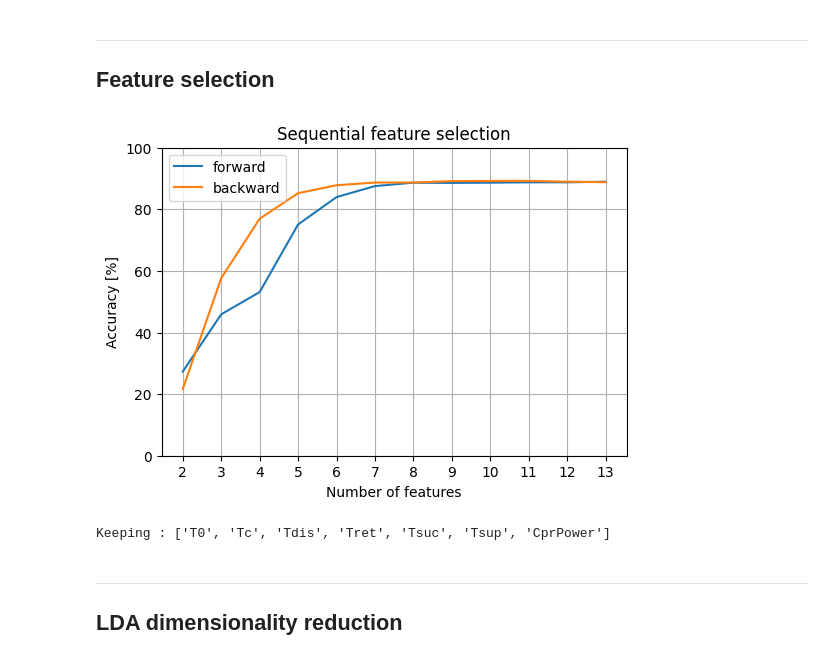
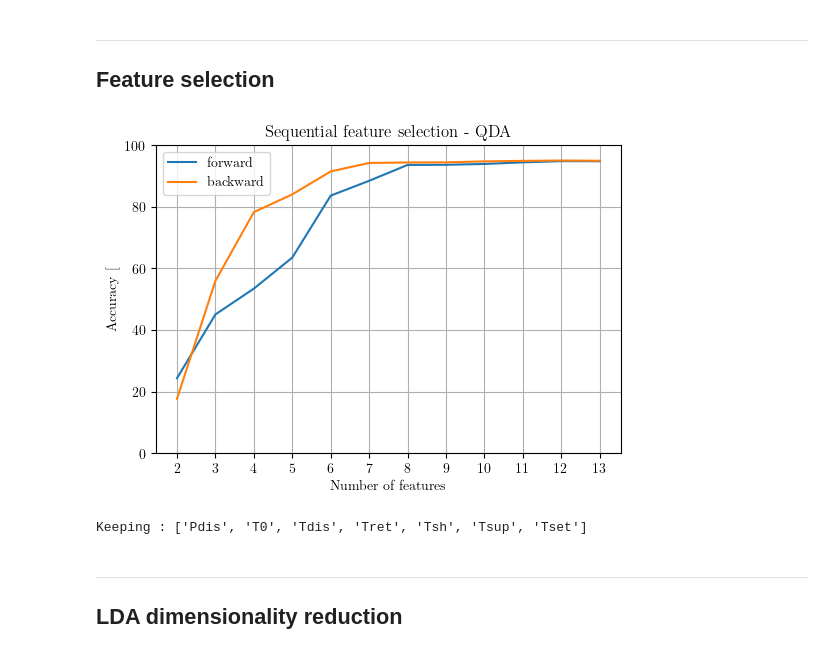
Before and after one commit to peterkrull/p7-ml-refrigeration-fault-detection, a Jupyter notebook: Python/classification_megascript.ipynb, the cells around one changed output. Saved outputs shown, nothing was run; the diff lists cells and outputs as text; code cells hidden in the pictures.

```diff
--- a/Python/classification_megascript.ipynb
+++ b/Python/classification_megascript.ipynb
@@ -21,8 +17,8 @@ plt.rcParams.update({
 # %%
 config = {
     "standardize" : True,
-    "lda_reduce" : 5,
-    "classifier" : "svm",
+    "lda_reduce" : 4,
+    "classifier" : "qda",
     "keep_features" : 7,
     "drop_8_18" : False,
     "direction" : "backward"
@@ -133,23 +129,23 @@ elif 'cached_classifier' in globals():
 # %%
 import matplotlib
 col = matplotlib.colormaps['tab20']
 colors = {'forward': col.colors[0], 'backward': col.colors[6]}
 
 plt.figure(figsize=(6,4)) #(6,4) good size for the report
 for j in ["forward","backward"]:
     plot_data = summary.loc[summary['direction'] == j]
     # print(plot_data)
     plt.plot(plot_data['n_features'],plot_data['score']*100, label = j)
 
 plt.ylabel('Accuracy [%]')
 plt.xlabel('Number of features')
 plt.ylim([0,100])
-plt.title('Sequential feature selection')
+plt.title(f'Sequential feature selection - {config["classifier"].upper()}')
 plt.legend()
 plt.grid(True)
 plt.xticks(range(2,14));
 # %% [output]
-[figure, old version]
+[figure, new version]
 # %%
 if config["keep_features"]:
 
@@ -164,7 +160,7 @@ else:
     X_vld_drop = X_vld_std
     X_tst_drop = X_tst_std
 # %% [output]
-Keeping : ['T0', 'Tc', 'Tdis', 'Tret', 'Tsuc', 'Tsup', 'CprPower']
+Keeping : ['Pdis', 'T0', 'Tdis', 'Tret', 'Tsh', 'Tsup', 'Tset']
 # %% [markdown]
 ----
 ## LDA dimensionality reduction
```
Also changed, not shown: parts of 11 cells of this notebook.
